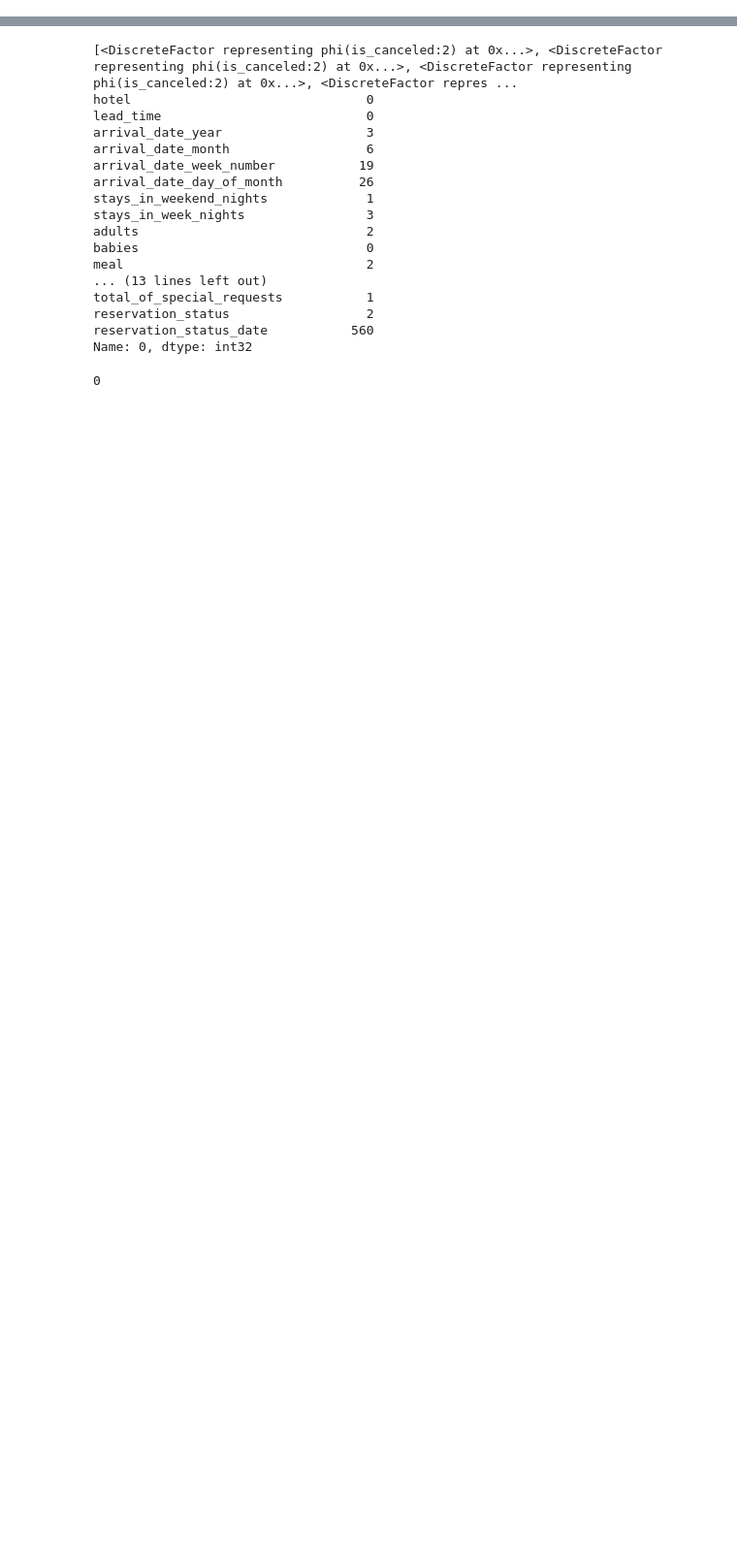
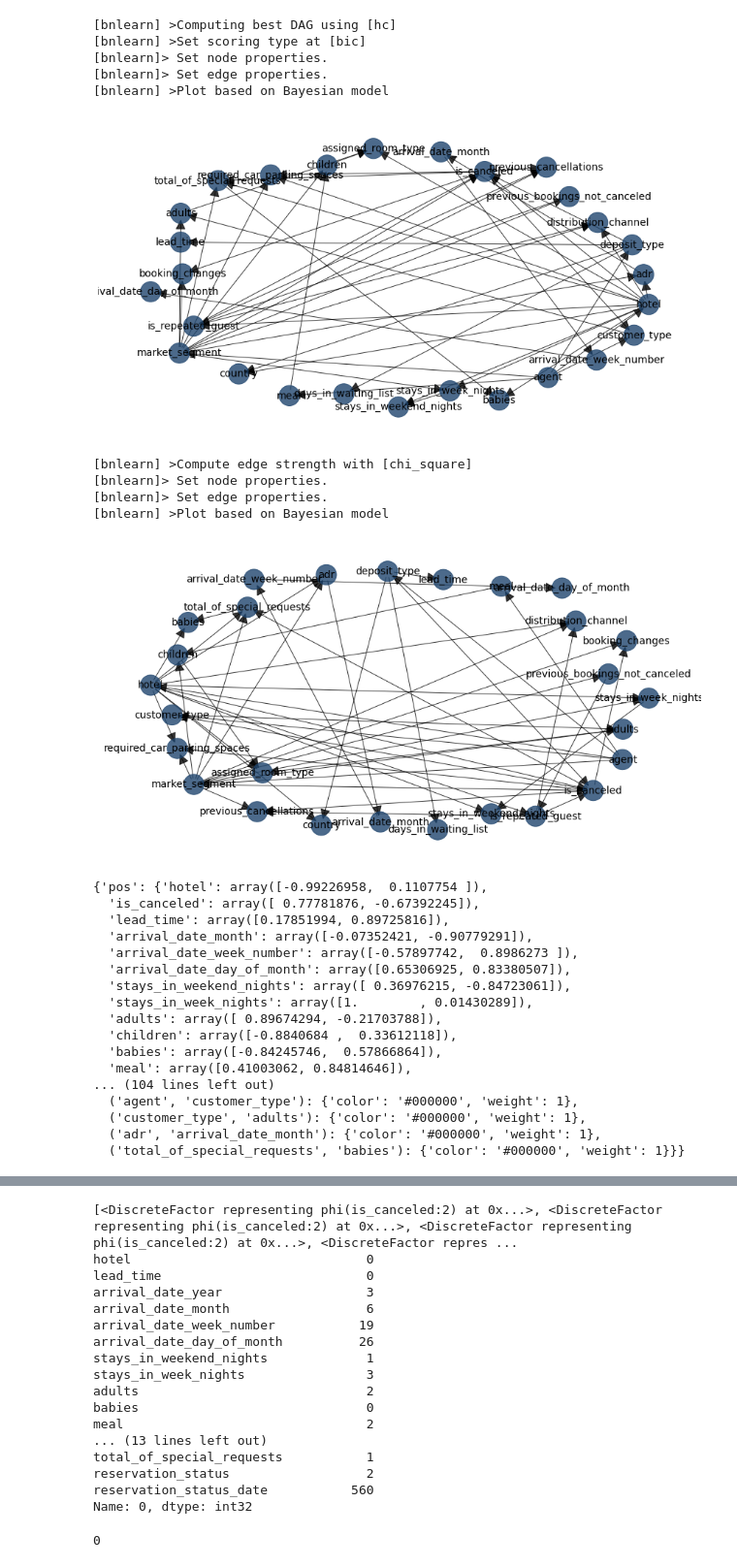
Before and after one commit to javiermesonero/Data_Science_Portfolio, a Jupyter notebook: Machine Learning/src/Notebooks/main2.ipynb, the cells around one changed output, grey strips where cells are left out. Shown at 97% size. Drawn from its saved outputs; the diff is of its cells as text; code cells hidden in the pictures; blank space fills up the shorter version.

```diff
--- a/Machine Learning/src/Notebooks/main2.ipynb
+++ b/Machine Learning/src/Notebooks/main2.ipynb
@@ -80,0 +163,4 @@ dtype: int64
+# %%
+dfhot,dfnum=bn.df2onehot(df)
+#dfhot_train, dfnum_train = bn.df2onehot(X_train)
+#dfhot_test, dfnum_test = bn.df2onehot(X_test)
@@ -81,4 +171,5 @@ dtype: int64
 # %%
 from sklearn.model_selection import train_test_split
 
-X_train,X_test=train_test_split(df,test_size=0.01,random_state=42)
+dfnum_train,dfnum_test=train_test_split(dfnum,test_size=0.01,random_state=42)
+print(dfnum_train.shape,dfnum_test.shape)
@@ -85,3 +177,0 @@ X_train,X_test=train_test_split(df,test_size=0.01,random_state=42)
-# %%
-dfhot_train, dfnum_train = bn.df2onehot(X_train)
-dfhot_test, dfnum_test = bn.df2onehot(X_test)
@@ -137,0 +209,35 @@ X_test_15k['is_canceled']=dfnum_test['is_canceled']
+# %%
+DAG = bn.structure_learning.fit(dfnum_train)
+bn.plot(DAG)
+model = bn.parameter_learning.fit(DAG, dfnum_train,methodtype="bayes",verbose=1)
+model = bn.independence_test(model, df, test='chi_square',alpha=0.05)
+bn.plot(DAG)
+# %% [output]
+[bnlearn] >Computing best DAG using [hc]
+[bnlearn] >Set scoring type at [bic]
+[bnlearn]> Set node properties.
+[bnlearn]> Set edge properties.
+[bnlearn] >Plot based on Bayesian model
+[figure, added]
+[bnlearn] >Compute edge strength with [chi_square]
+[bnlearn]> Set node properties.
+[bnlearn]> Set edge properties.
+[bnlearn] >Plot based on Bayesian model
+[figure, added]
+{'pos': {'hotel': array([-0.99226958,  0.1107754 ]),
+  'is_canceled': array([ 0.77781876, -0.67392245]),
+  'lead_time': array([0.17851994, 0.89725816]),
+  'arrival_date_month': array([-0.07352421, -0.90779291]),
+  'arrival_date_week_number': array([-0.57897742,  0.8986273 ]),
+  'arrival_date_day_of_month': array([0.65306925, 0.83380507]),
+  'stays_in_weekend_nights': array([ 0.36976215, -0.84723061]),
+  'stays_in_week_nights': array([1.        , 0.01430289]),
+  'adults': array([ 0.89674294, -0.21703788]),
+  'children': array([-0.8840684 ,  0.33612118]),
+  'babies': array([-0.84245746,  0.57866864]),
+  'meal': array([0.41003062, 0.84814646]),
+... (104 lines left out)
+  ('agent', 'customer_type'): {'color': '#000000', 'weight': 1},
+  ('customer_type', 'adults'): {'color': '#000000', 'weight': 1},
+  ('adr', 'arrival_date_month'): {'color': '#000000', 'weight': 1},
+  ('total_of_special_requests', 'babies'): {'color': '#000000', 'weight': 1}}}
```
Also changed, not shown: parts of 38 cells of this notebook, 1 other file.
